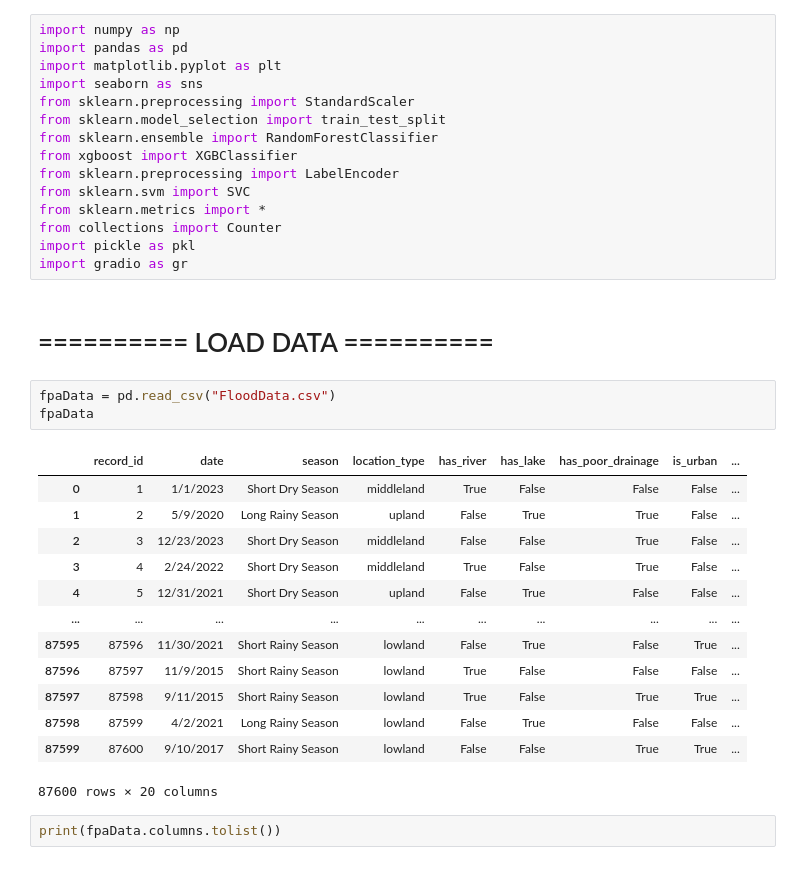
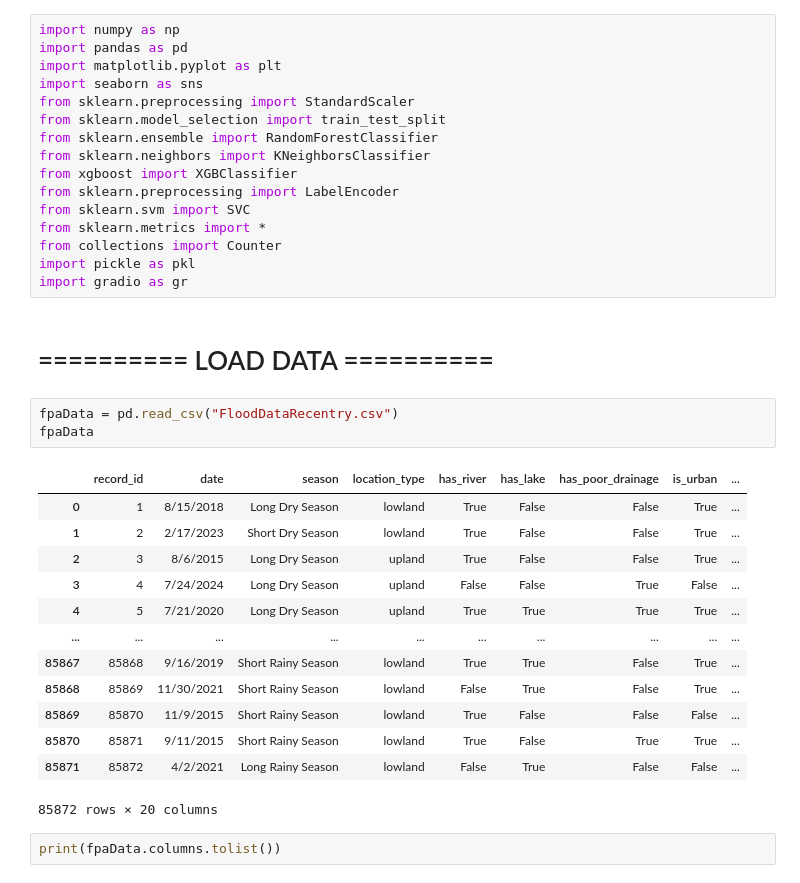
Before and after one commit to NElyse/FPA_Project, a Jupyter notebook: BackEnd/Model/FloodPridiction&Alert_System.ipynb, the cells around one changed output. Saved outputs shown, nothing was run; the diff lists cells and outputs as text.

```diff
--- a/BackEnd/Model/FloodPridiction&Alert_System.ipynb
+++ b/BackEnd/Model/FloodPridiction&Alert_System.ipynb
@@ -6,6 +6,7 @@ import seaborn as sns
 from sklearn.preprocessing import StandardScaler
 from sklearn.model_selection import train_test_split
 from sklearn.ensemble import RandomForestClassifier
+from sklearn.neighbors import KNeighborsClassifier
 from xgboost import XGBClassifier
 from sklearn.preprocessing import LabelEncoder
 from sklearn.svm import SVC
@@ -16,22 +17,22 @@ import gradio as gr
 # %% [markdown]
 # ========== LOAD DATA ==========
 # %%
-fpaData = pd.read_csv("FloodData.csv")
+fpaData = pd.read_csv("FloodDataRecentry.csv")
 fpaData
 # %% [output]
 |  | record_id | date | season | location_type | has_river | has_lake | has_poor_drainage | is_urban | ... |
-| 0 | 1 | 1/1/2023 | Short Dry Season | middleland | True | False | False | False | ... |
-| 1 | 2 | 5/9/2020 | Long Rainy Season | upland | False | True | True | False | ... |
-| 2 | 3 | 12/23/2023 | Short Dry Season | middleland | False | False | True | False | ... |
-| 3 | 4 | 2/24/2022 | Short Dry Season | middleland | True | False | True | False | ... |
-| 4 | 5 | 12/31/2021 | Short Dry Season | upland | False | True | False | False | ... |
+| 0 | 1 | 8/15/2018 | Long Dry Season | lowland | True | False | False | True | ... |
+| 1 | 2 | 2/17/2023 | Short Dry Season | lowland | True | False | False | True | ... |
+| 2 | 3 | 8/6/2015 | Long Dry Season | upland | True | False | False | True | ... |
+| 3 | 4 | 7/24/2024 | Long Dry Season | upland | False | False | True | False | ... |
+| 4 | 5 | 7/21/2020 | Long Dry Season | upland | True | True | True | True | ... |
 | ... | ... | ... | ... | ... | ... | ... | ... | ... | ... |
-| 87595 | 87596 | 11/30/2021 | Short Rainy Season | lowland | False | True | False | True | ... |
-| 87596 | 87597 | 11/9/2015 | Short Rainy Season | lowland | True | False | False | False | ... |
-| 87597 | 87598 | 9/11/2015 | Short Rainy Season | lowland | True | False | True | True | ... |
-| 87598 | 87599 | 4/2/2021 | Long Rainy Season | lowland | False | True | False | False | ... |
-| 87599 | 87600 | 9/10/2017 | Short Rainy Season | lowland | False | False | True | True | ... |
+| 85867 | 85868 | 9/16/2019 | Short Rainy Season | lowland | True | True | False | True | ... |
+| 85868 | 85869 | 11/30/2021 | Short Rainy Season | lowland | False | True | False | True | ... |
+| 85869 | 85870 | 11/9/2015 | Short Rainy Season | lowland | True | False | False | False | ... |
+| 85870 | 85871 | 9/11/2015 | Short Rainy Season | lowland | True | False | True | True | ... |
+| 85871 | 85872 | 4/2/2021 | Long Rainy Season | lowland | False | True | False | False | ... |
-87600 rows × 20 columns
+85872 rows × 20 columns
 # %%
 print(fpaData.columns.tolist())
 # %% [output]
```
Also changed, not shown: parts of 12 cells of this notebook, 17 other files.
